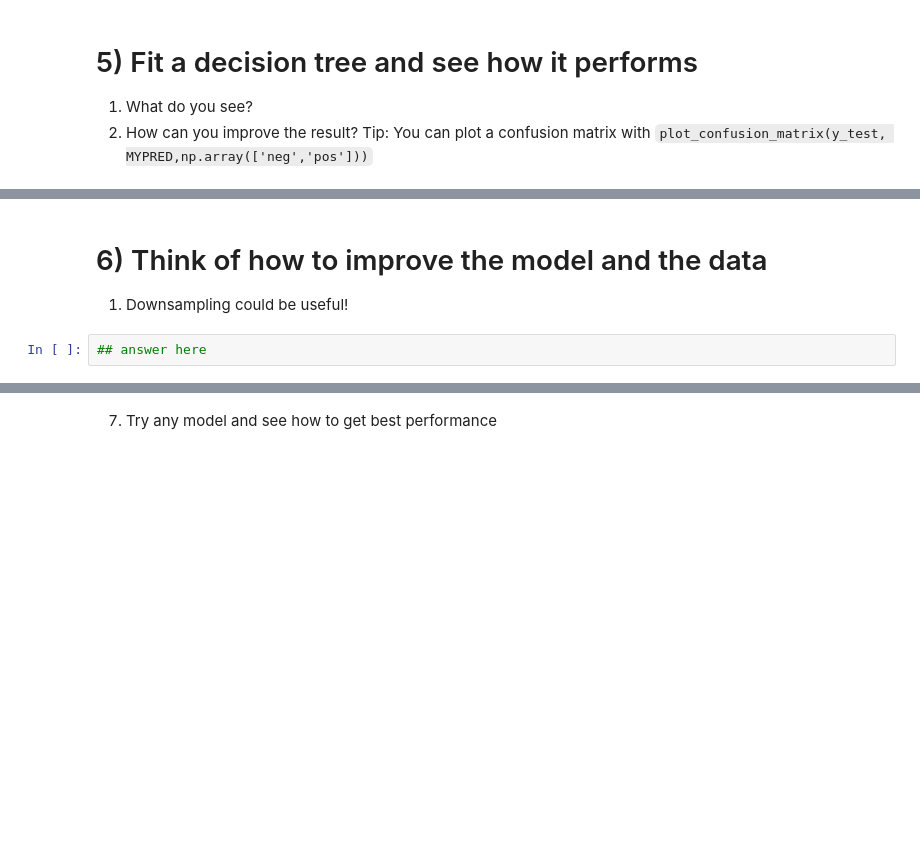
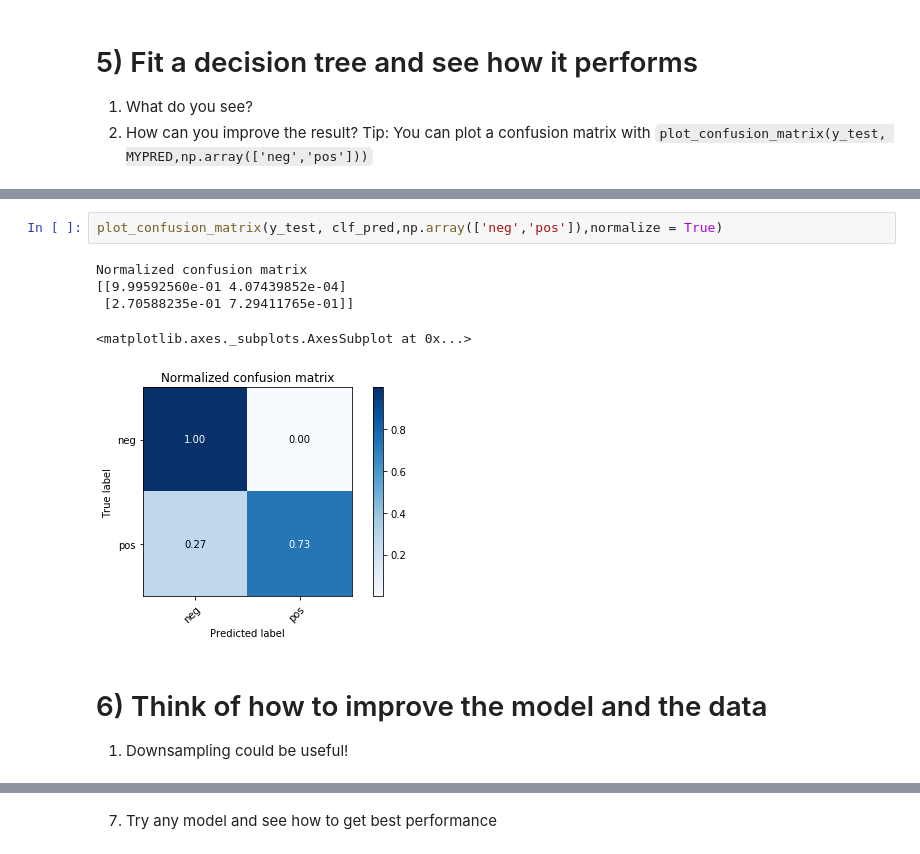
Before and after one commit to RotterdamAI/Ada-s-AI-Bootcamp, a Jupyter notebook: Machine_Learning_Week_2/02-Decision-Trees.ipynb, the cells around one changed output, grey strips where cells are left out. Saved outputs shown, nothing was run; the diff lists cells and outputs as text; blank space fills up the shorter version.

```diff
--- a/Machine_Learning_Week_2/02-Decision-Trees.ipynb
+++ b/Machine_Learning_Week_2/02-Decision-Trees.ipynb
@@ -175,5 +266,11 @@ Tip: You can plot a confusion matrix with
+# %%
+plot_confusion_matrix(y_test, clf_pred,np.array(['neg','pos']),normalize = True)
+# %% [output]
+Normalized confusion matrix
+[[9.99592560e-01 4.07439852e-04]
+ [2.70588235e-01 7.29411765e-01]]
+<matplotlib.axes._subplots.AxesSubplot at 0x...>
+[figure, added]
 # %% [markdown]
 # 6) Think of how to improve the model and the data
 1. Downsampling could be useful!
-# %%
-## answer here
```
Also changed, not shown: parts of 20 cells of this notebook.
